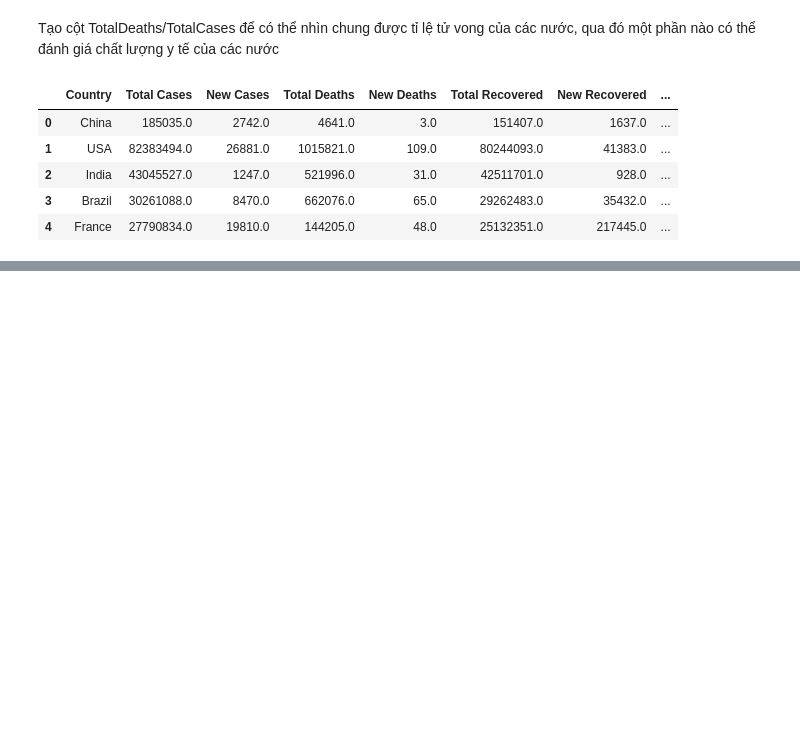
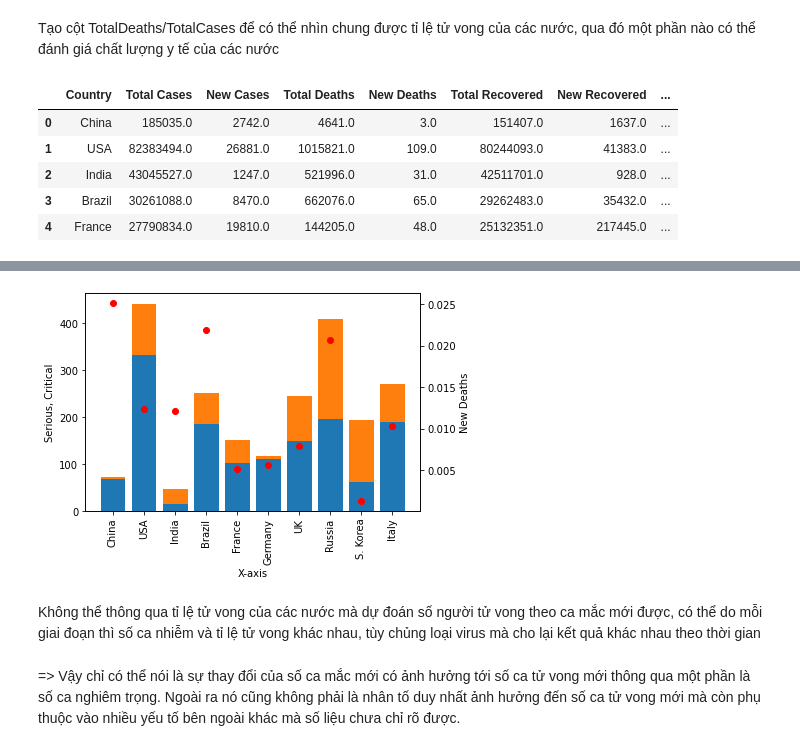
Before and after one commit to LeKiet258/DATA_VIZ_LAB01, a Jupyter notebook: Relationship.ipynb, the cells around one changed output, grey strips where cells are left out. Drawn from its saved outputs; the diff is of its cells as text; code cells hidden in the pictures; blank space fills up the shorter version.

Commit message:
Tim hieu quan he nhan qua New Cases va New Deaths

```diff
--- a/Relationship.ipynb
+++ b/Relationship.ipynb
@@ -518,6 +446,7 @@ Tạo cột TotalDeaths/TotalCases để có thể nhìn chung được tỉ l
 # %%
 data_df_temp = data_df.copy()
 data_df_temp['TotalDeaths/TotalCases'] = data_df_temp['Total Deaths'] / data_df_temp['Total Cases']
+data_df_temp['Predict New Deaths'] = data_df_temp['TotalDeaths/TotalCases'] * data_df_temp['New Cases']
 data_df_temp.head()
 # %% [output]
 |  | Country | Total Cases | New Cases | Total Deaths | New Deaths | Total Recovered | New Recovered | ... |
@@ -532,0 +458,21 @@ data_df_temp.head()
+# %%
+data_df_temp_1 = data_df_temp.head(10)
+
+fig, ax1 = plt.subplots()
+ax1.set_xlabel('X-axis')
+ax1.set_ylabel('Serious, Critical')
+plot_1 = ax1.bar(data_df_temp_1['Country'],data_df_temp_1['Predict New Deaths'],label ='PD')
+plot_2 = ax1.bar(data_df_temp_1['Country'],data_df_temp_1['New Deaths'],bottom= data_df_temp_1['Predict New Deaths'])
+ax1.tick_params(axis ='y', labelcolor = 'black')
+ax1.set_xticklabels(data_df_temp_1['Country'],rotation=90)
+
+ax2 = ax1.twinx()
+ax2.set_ylabel('New Deaths')
+plot_2 = ax2.plot(data_df_temp_1['Country'],data_df_temp_1['TotalDeaths/TotalCases'],'ro')
+plt.show()
+# %% [output]
+[figure, added]
+# %% [markdown]
+Không thể thông qua tỉ lệ tử vong của các nước mà dự đoán số người tử vong theo ca mắc mới được, có thể do mỗi giai đoạn thì số ca nhiễm và tỉ lệ tử vong khác nhau, tùy chủng loại virus mà cho lại kết quả khác nhau theo thời gian
+# %% [markdown]
+=> Vậy chỉ có thể nói là sự thay đổi của số ca mắc mới có ảnh hưởng tới số ca tử vong mới thông qua một phần là số ca nghiêm trọng. Ngoài ra nó cũng không phải là nhân tố duy nhất ảnh hưởng đến số ca tử vong mới mà còn phụ thuộc vào nhiều yếu tố bên ngoài khác mà số liệu chưa chỉ rõ được.
```
Also changed, not shown: parts of 21 cells of this notebook, 13 other files.
